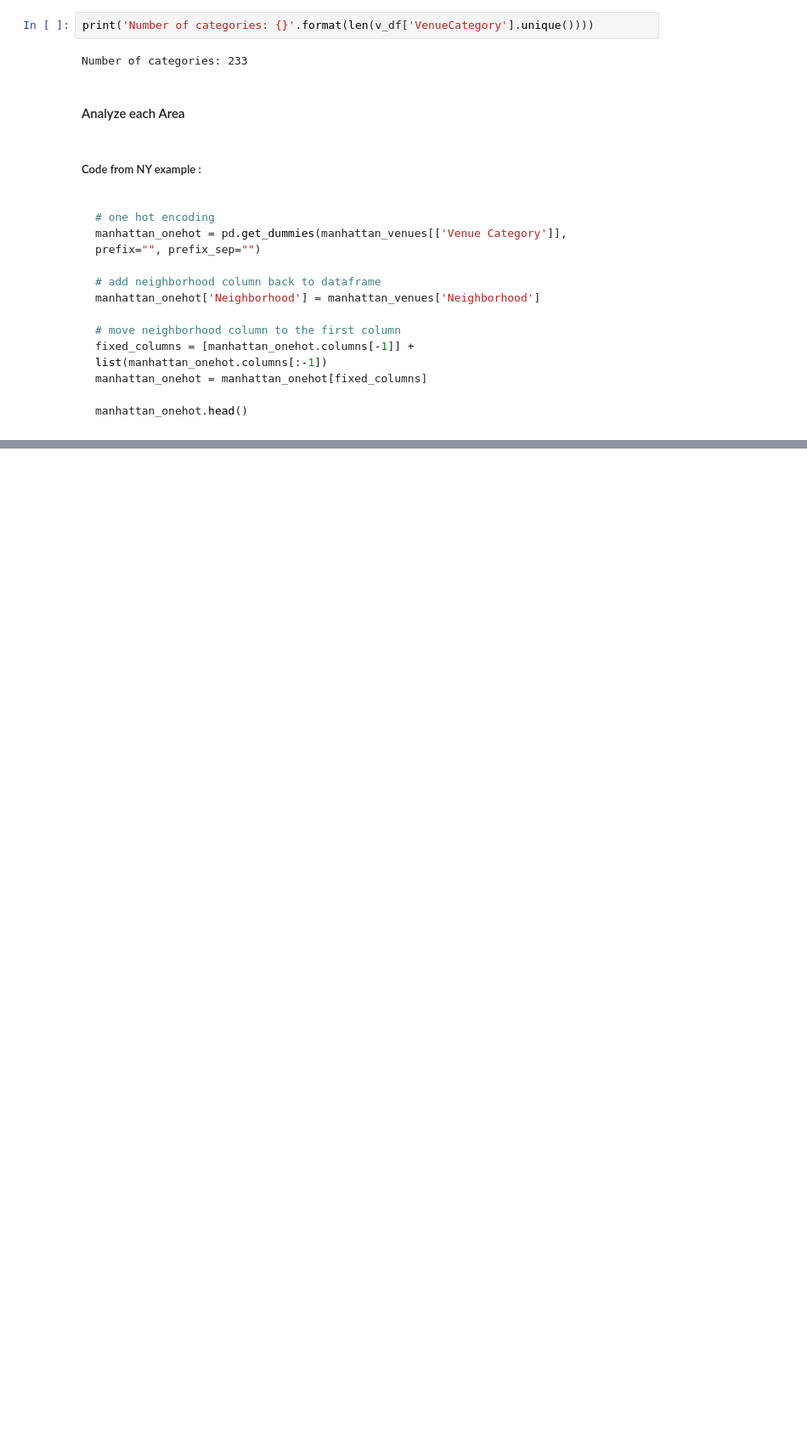
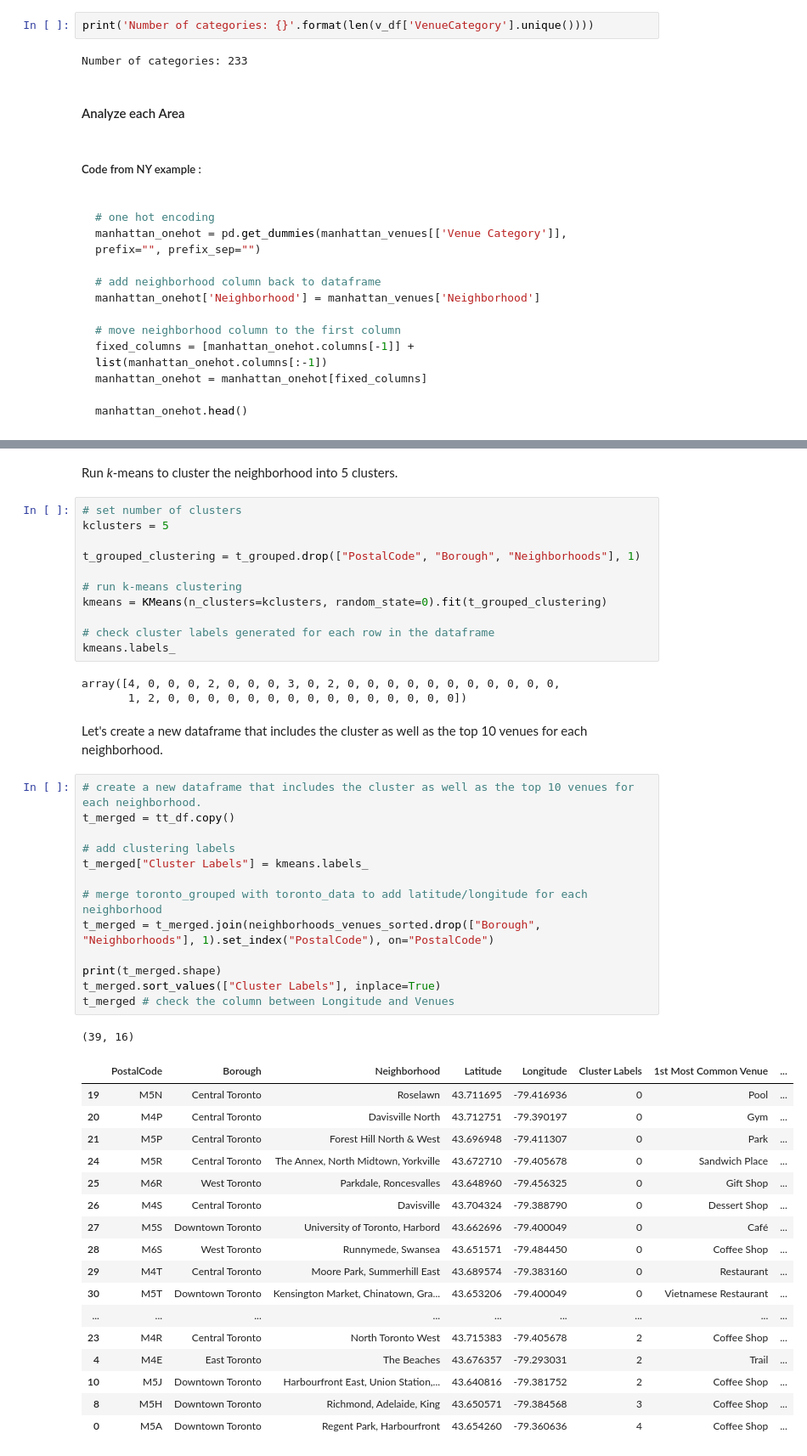
Before and after one commit to gillesw/capstone_ibm, a Jupyter notebook: Module 3/Module3-part3.ipynb, the cells around one changed output, grey strips where cells are left out. Shown at 85% size. Drawn from its saved outputs; the diff is of its cells as text; blank space fills up the shorter version.

```diff
--- a/Module 3/Module3-part3.ipynb
+++ b/Module 3/Module3-part3.ipynb
@@ -360,0 +460,50 @@ toronto_onehot.head()
+# %% [markdown]
+Run *k*-means to cluster the neighborhood into 5 clusters.
+# %%
+# set number of clusters
+kclusters = 5
+
+t_grouped_clustering = t_grouped.drop(["PostalCode", "Borough", "Neighborhoods"], 1)
+
+# run k-means clustering
+kmeans = KMeans(n_clusters=kclusters, random_state=0).fit(t_grouped_clustering)
+
+# check cluster labels generated for each row in the dataframe
+kmeans.labels_
+# %% [output]
+array([4, 0, 0, 0, 2, 0, 0, 0, 3, 0, 2, 0, 0, 0, 0, 0, 0, 0, 0, 0, 0, 0,
+       1, 2, 0, 0, 0, 0, 0, 0, 0, 0, 0, 0, 0, 0, 0, 0, 0])
+# %% [markdown]
+Let's create a new dataframe that includes the cluster as well as the top 10 venues for each neighborhood.
+# %%
+# create a new dataframe that includes the cluster as well as the top 10 venues for each neighborhood.
+t_merged = tt_df.copy()
+
+# add clustering labels
+t_merged["Cluster Labels"] = kmeans.labels_
+
+# merge toronto_grouped with toronto_data to add latitude/longitude for each neighborhood
+t_merged = t_merged.join(neighborhoods_venues_sorted.drop(["Borough", "Neighborhoods"], 1).set_index("PostalCode"), on="PostalCode")
+
+print(t_merged.shape)
+t_merged.sort_values(["Cluster Labels"], inplace=True)
+t_merged # check the column between Longitude and Venues
+# %% [output]
+(39, 16)
+|  | PostalCode | Borough | Neighborhood | Latitude | Longitude | Cluster Labels | 1st Most Common Venue | ... |
+| 19 | M5N | Central Toronto | Roselawn | 43.711695 | -79.416936 | 0 | Pool | ... |
+| 20 | M4P | Central Toronto | Davisville North | 43.712751 | -79.390197 | 0 | Gym | ... |
+| 21 | M5P | Central Toronto | Forest Hill North & West | 43.696948 | -79.411307 | 0 | Park | ... |
+| 24 | M5R | Central Toronto | The Annex, North Midtown, Yorkville | 43.672710 | -79.405678 | 0 | Sandwich Place | ... |
+| 25 | M6R | West Toronto | Parkdale, Roncesvalles | 43.648960 | -79.456325 | 0 | Gift Shop | ... |
+| 26 | M4S | Central Toronto | Davisville | 43.704324 | -79.388790 | 0 | Dessert Shop | ... |
+| 27 | M5S | Downtown Toronto | University of Toronto, Harbord | 43.662696 | -79.400049 | 0 | Café | ... |
+| 28 | M6S | West Toronto | Runnymede, Swansea | 43.651571 | -79.484450 | 0 | Coffee Shop | ... |
+| 29 | M4T | Central Toronto | Moore Park, Summerhill East | 43.689574 | -79.383160 | 0 | Restaurant | ... |
+| 30 | M5T | Downtown Toronto | Kensington Market, Chinatown, Gra... | 43.653206 | -79.400049 | 0 | Vietnamese Restaurant | ... |
+| ... | ... | ... | ... | ... | ... | ... | ... | ... |
+| 23 | M4R | Central Toronto | North Toronto West | 43.715383 | -79.405678 | 2 | Coffee Shop | ... |
+| 4 | M4E | East Toronto | The Beaches | 43.676357 | -79.293031 | 2 | Trail | ... |
+| 10 | M5J | Downtown Toronto | Harbourfront East, Union Station,... | 43.640816 | -79.381752 | 2 | Coffee Shop | ... |
+| 8 | M5H | Downtown Toronto | Richmond, Adelaide, King | 43.650571 | -79.384568 | 3 | Coffee Shop | ... |
+| 0 | M5A | Downtown Toronto | Regent Park, Harbourfront | 43.654260 | -79.360636 | 4 | Coffee Shop | ... |
```
Also changed, not shown: parts of 12 cells of this notebook.
